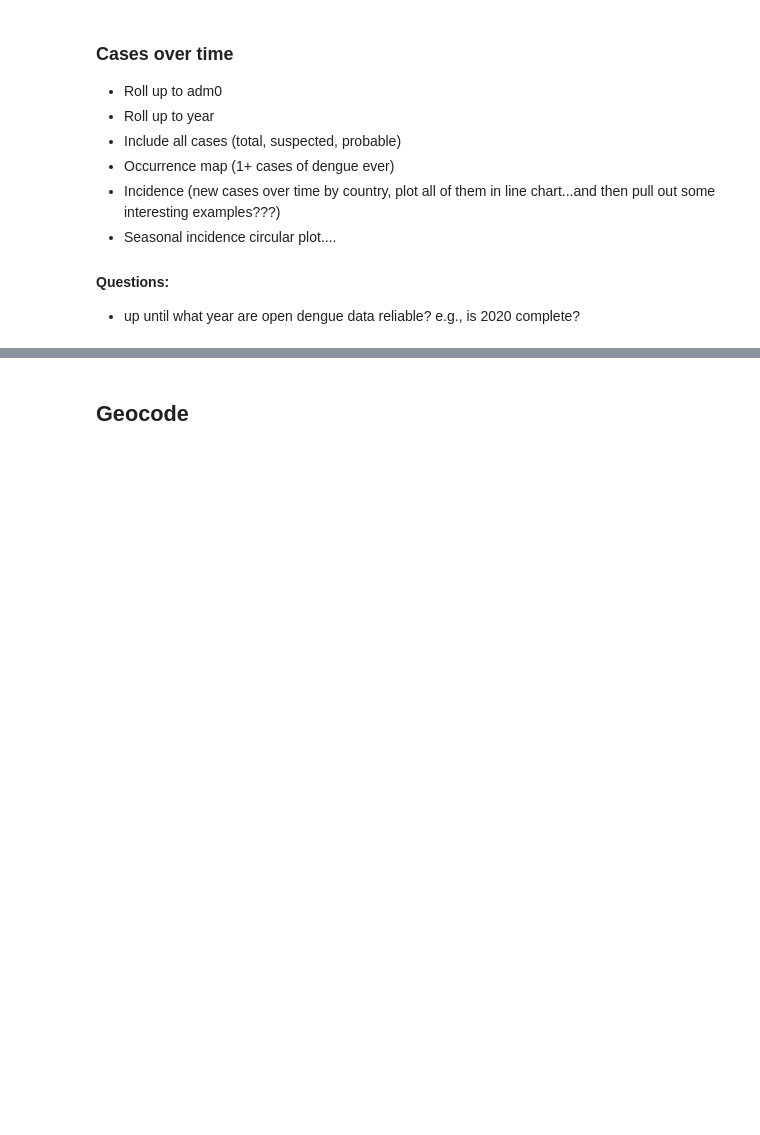
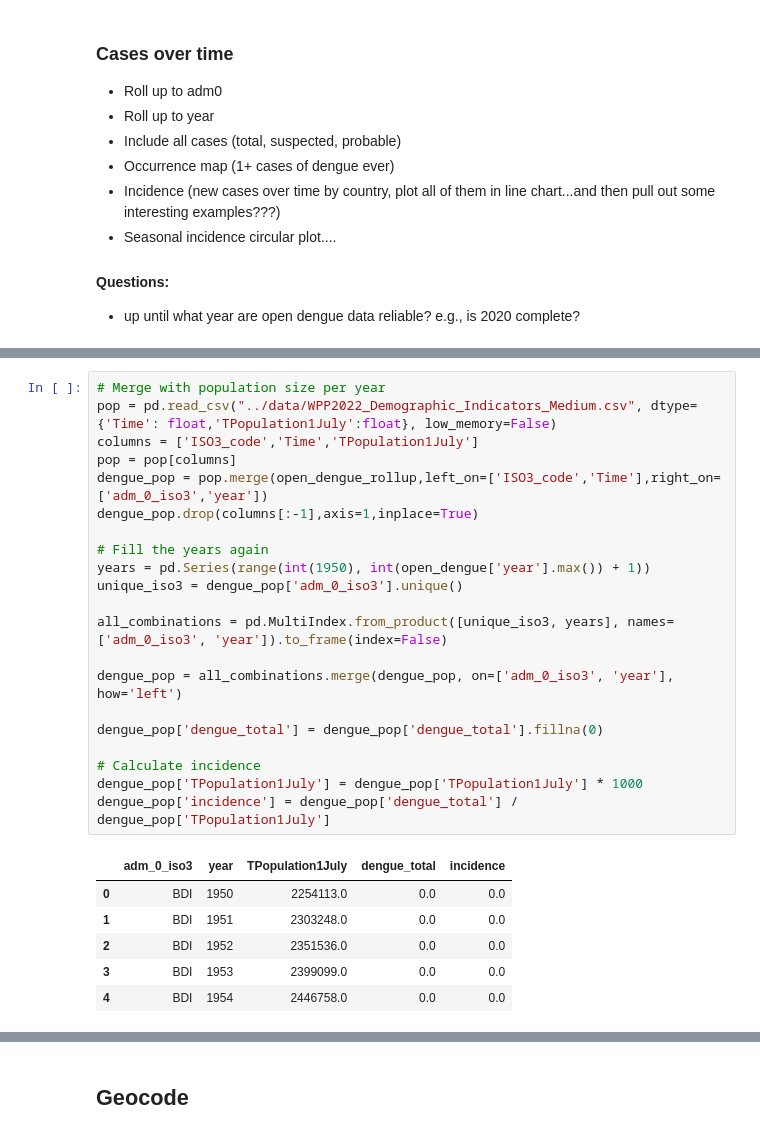
Before and after one commit to haileyrobertson/endemic-factors, a Jupyter notebook: src/ef_opendengue_cleaning.ipynb, the cells around one changed output, grey strips where cells are left out. Saved outputs shown, nothing was run; the diff lists cells and outputs as text; blank space fills up the shorter version.

```diff
--- a/src/ef_opendengue_cleaning.ipynb
+++ b/src/ef_opendengue_cleaning.ipynb
@@ -279,0 +317,28 @@ open_dengue_rollup.head()
+# %%
+# Merge with population size per year
+pop = pd.read_csv("../data/WPP2022_Demographic_Indicators_Medium.csv", dtype={'Time': float,'TPopulation1July':float}, low_memory=False)
+columns = ['ISO3_code','Time','TPopulation1July']
+pop = pop[columns]
+dengue_pop = pop.merge(open_dengue_rollup,left_on=['ISO3_code','Time'],right_on=['adm_0_iso3','year'])
+dengue_pop.drop(columns[:-1],axis=1,inplace=True)
+
+# Fill the years again
+years = pd.Series(range(int(1950), int(open_dengue['year'].max()) + 1))
+unique_iso3 = dengue_pop['adm_0_iso3'].unique()
+
+all_combinations = pd.MultiIndex.from_product([unique_iso3, years], names=['adm_0_iso3', 'year']).to_frame(index=False)
+
+dengue_pop = all_combinations.merge(dengue_pop, on=['adm_0_iso3', 'year'], how='left')
+
+dengue_pop['dengue_total'] = dengue_pop['dengue_total'].fillna(0)
+
+# Calculate incidence
+dengue_pop['TPopulation1July'] = dengue_pop['TPopulation1July'] * 1000
+dengue_pop['incidence'] = dengue_pop['dengue_total'] / dengue_pop['TPopulation1July']
+# %% [output]
+|  | adm_0_iso3 | year | TPopulation1July | dengue_total | incidence |
+| 0 | BDI | 1950 | 2254113.0 | 0.0 | 0.0 |
+| 1 | BDI | 1951 | 2303248.0 | 0.0 | 0.0 |
+| 2 | BDI | 1952 | 2351536.0 | 0.0 | 0.0 |
+| 3 | BDI | 1953 | 2399099.0 | 0.0 | 0.0 |
+| 4 | BDI | 1954 | 2446758.0 | 0.0 | 0.0 |
```
Also changed, not shown: parts of 14 cells of this notebook, 1 other file.
